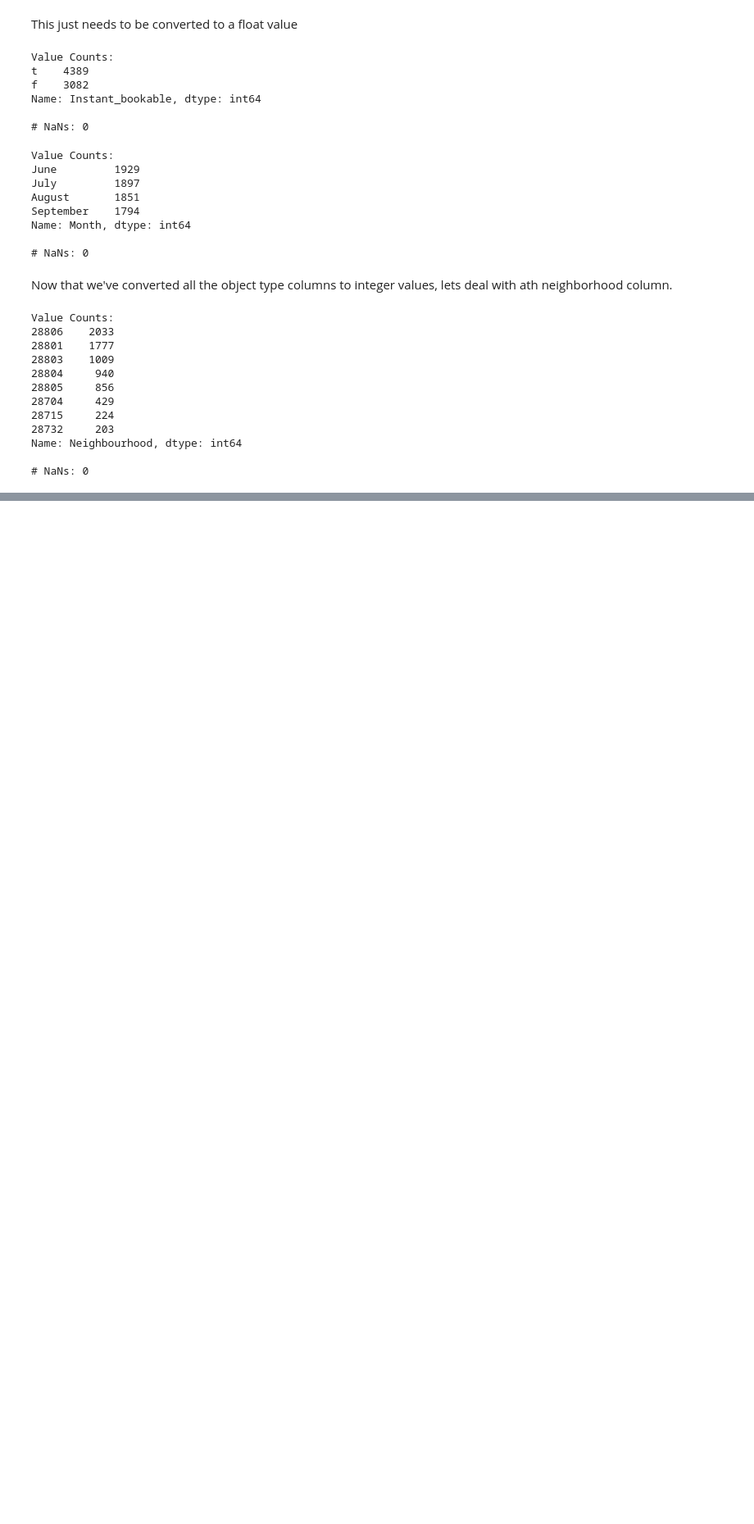
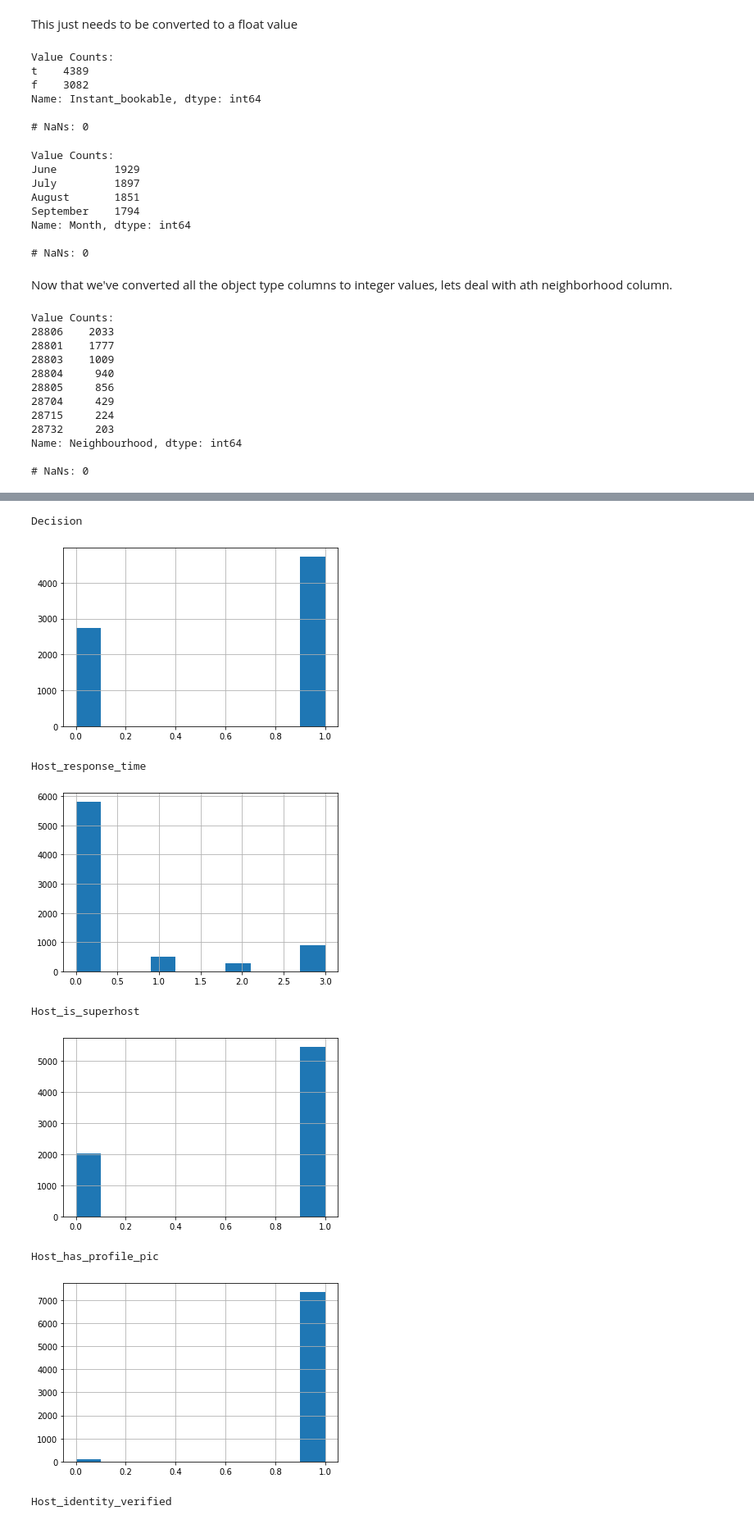
Before and after one commit to qlanners/cs671_kaggle, a Jupyter notebook: kaggle_airbnb.ipynb, the cells around one changed output, grey strips where cells are left out. Shown at 82% size. Cells and saved outputs as stored; diff of their text form; code cells hidden in the pictures; blank space fills up the shorter version.

```diff
--- a/kaggle_airbnb.ipynb
+++ b/kaggle_airbnb.ipynb
@@ -445,0 +687,18 @@ df[col] = df[col].replace(object_maps[col])
+# %%
+# Now that everything is a numeric value, lets plot some histograms again
+for c in df.columns:
+    print(c)
+    df[c].hist()
+    if c in obj_cols:
+        plt.savefig(f'figs/{c}.png')
+    plt.show()
+# %% [output]
+Decision
+[figure, added]
+Host_response_time
+[figure, added]
+Host_is_superhost
+[figure, added]
+Host_has_profile_pic
+[figure, added]
+Host_identity_verified
```
Also changed, not shown: parts of 92 cells of this notebook, 43 other files.
